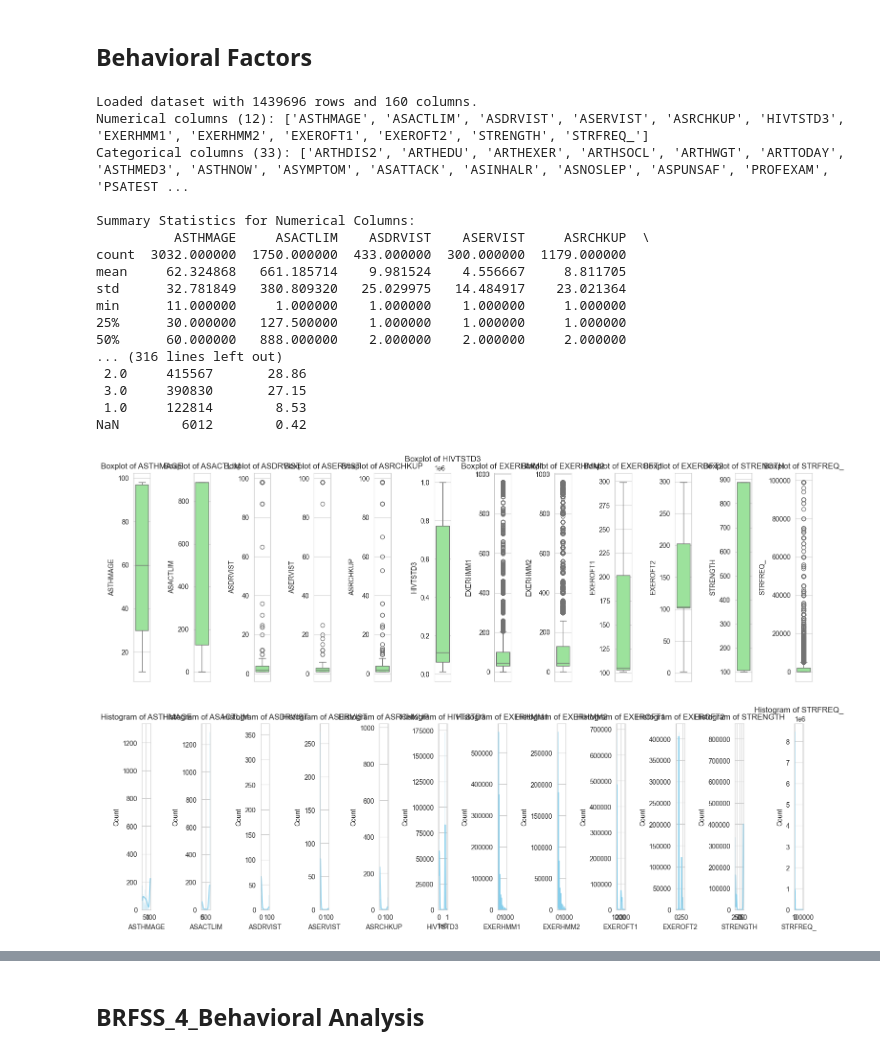
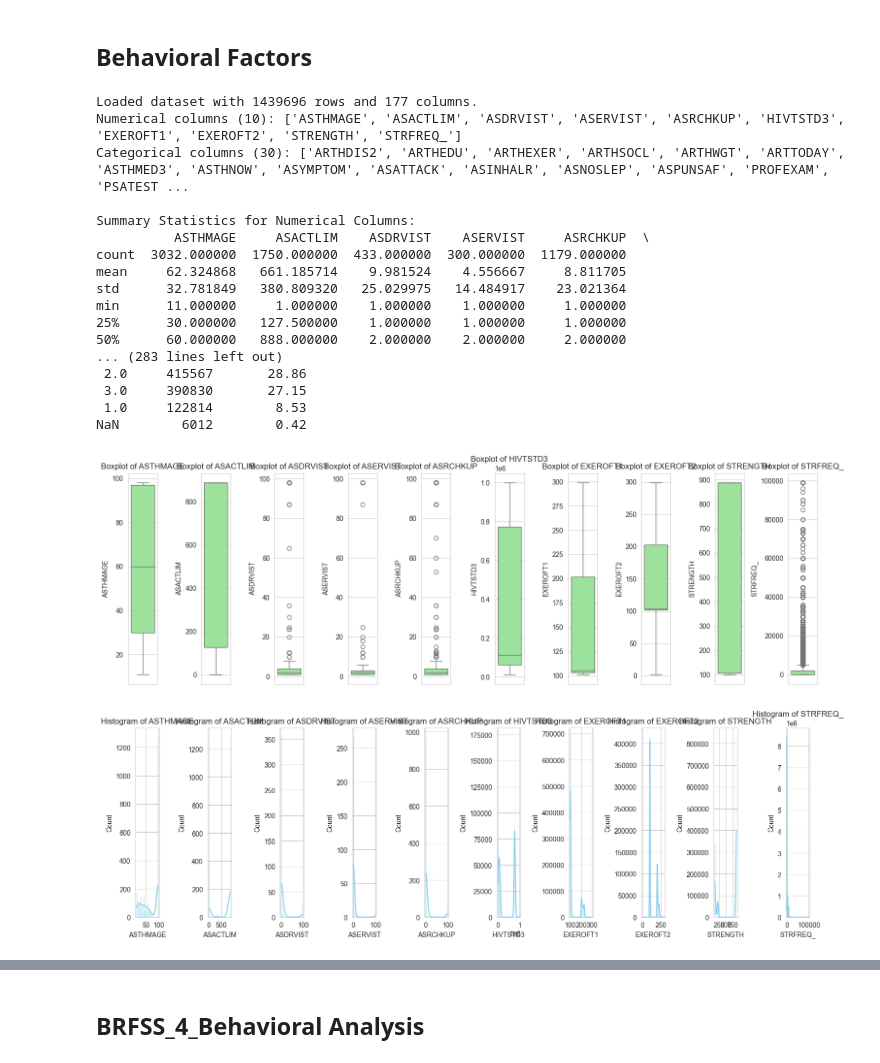
Before and after one commit to HasithaErandika/HealthIntel, a Jupyter notebook: notebooks/02_feature_engineering.ipynb, the cells around one changed output, grey strips where cells are left out. Drawn from its saved outputs; the diff is of its cells as text; code cells hidden in the pictures.

Commit message:
feat: Introduce comprehensive feature engineering notebook, detailing health-related features from BRFSS dataset, and save updated dataset for further analysis.

```diff
--- a/notebooks/02_feature_engineering.ipynb
+++ b/notebooks/02_feature_engineering.ipynb
@@ -148,11 +148,13 @@ for col in continuous_cols:
 # Step 2: Convert units for consistency
 # Handle WEIGHT2 (pounds if <500, kg if 9000+)
 subset_df['WEIGHT2_kg'] = subset_df['WEIGHT2'].apply(
-    lambda x: x * 0.453592 if x < 500 else (x - 9000) if x >= 9000 else np.nan
+    lambda x: x * 0.453592 if (x >= 50 and x <= 999) else
+              (x - 9000) if (x >= 9023 and x <= 9200) else np.nan
 )
 # Handle HEIGHT3 (inches if <800, cm if 9000+)
 subset_df['HEIGHT3_cm'] = subset_df['HEIGHT3'].apply(
-    lambda x: x * 2.54 if x < 800 else (x - 9000) if x >= 9000 else np.nan
+    lambda x: x * 2.54 if (x >= 48 and x <= 96) else
+              (x - 9000) if (x >= 9122 and x <= 9244) else np.nan
 )
 
 # Downcast numerical columns for memory efficiency
@@ -531,11 +533,17 @@ for i, col in enumerate(numerical_cols, 1):
 plt.tight_layout()
 plt.show()
 
-# Count plots for categorical columns
+# Count plots for categorical columns — FIXED
 plt.figure(figsize=(15, 10))
 for i, col in enumerate(categorical_cols, 1):
     plt.subplot(4, 4, i)
-    sns.countplot(x=subset_df[col], palette='pastel')
+    # Fix: add hue=col and legend=False
+    sns.countplot(
+        x=subset_df[col],
+        hue=subset_df[col],
+        palette='pastel',
+        legend=False
+    )
     plt.title(f'Count Plot of {col}')
     plt.xlabel(col)
     plt.xticks(rotation=45)
@@ -596,7 +587,6 @@ alcohol_cols = ['ALCDAY5', 'AVEDRNK2', 'DRNK3GE5', 'MAXDRNKS', '_RFBING5', 'DROC
 
 # Remove duplicates and flag irrelevant columns
 diet_cols = list(dict.fromkeys(diet_cols))
-print(f"Note: '_RFSEAT3', '_RFSEAT2' not found in dataset. Excluded from analysis.")
 
 # Combine all columns to drop
 drop_cols = diet_cols + smoking_cols + alcohol_cols
@@ -609,21 +599,19 @@ subset_df = df[eng_cols].copy()
 
 # Step 1: Preprocess numerical columns
 # Cap outliers at plausible ranges
-caps = {
-    '_FRUTSUM': 500,  # Max 5 times/day
-    '_VEGESUM': 500,
-    'DROCDY3_': 500   # Max 5 drinks/day
-}
-for col, cap in caps.items():
-    subset_df[col] = subset_df[col].clip(upper=cap / 100)
 
-# Replace special codes with NaN
+# Convert BRFSS scaled variables to proper units
+subset_df['_FRUTSUM'] = subset_df['_FRUTSUM'] / 100.0  # Now in "times/day"
+subset_df['_VEGESUM'] = subset_df['_VEGESUM'] / 100.0
+
+# Handle special codes
 for col in ['_FRUTSUM', '_VEGESUM', 'DROCDY3_']:
     subset_df[col] = subset_df[col].replace([777, 7777, 999, 9999, 888], np.nan)
 
-# Impute missing values with median
-for col in ['_FRUTSUM', '_VEGESUM', 'DROCDY3_']:
-    subset_df[col] = subset_df[col].fillna(subset_df[col].median())
+# Cap at plausible maxima (NO division by 100 for DROCDY3_)
+subset_df['_FRUTSUM'] = subset_df['_FRUTSUM'].clip(upper=10)  # Max 10 fruit/day
+subset_df['_VEGESUM'] = subset_df['_VEGESUM'].clip(upper=10)  # Max 10 veg/day
+subset_df['DROCDY3_'] = subset_df['DROCDY3_'].clip(upper=20)  # Max 20 drinks/day (CDC extreme)
 
 # Step 2: Preprocess categorical column
 subset_df['_SMOKER3'] = subset_df['_SMOKER3'].astype('category')
@@ -1026,9 +1239,10 @@ asthma_cols = ['ASTHMAGE', 'ASTHMED3', 'ASTHNOW', 'ASYMPTOM', 'ASACTLIM', 'ASATT
 cancer_screening_cols = ['PROFEXAM', 'PSATEST1', 'PSATIME', 'HADMAM', 'HADPAP2', 'HADSGCO1',
                          'HADHYST2', 'LASTPAP2', 'LASTSIG3', 'LASTSMK2', 'LENGEXAM']
 hpv_sexual_health_cols = ['HIVTST6', 'HIVTSTD3', '_AIDTST3']
-physical_activity_cols = ['EXERANY2', 'EXERHMM1', 'EXERHMM2', 'EXEROFT1', 'EXEROFT2',
-                          '_TOTINDA', '_PASTRNG', 'STRENGTH', 'STRFREQ_']
-income_education_cols = ['INCOME2', '_INCOMG', 'EDUCA', '_EDUCAG']
+physical_activity_cols = [ 'EXEROFT1', 'EXEROFT2',
+                            'STRENGTH', 'STRFREQ_']
+income_education_cols = ['INCOME2', '_INCOMG',]
+education_cols = ['EDUCA', '_EDUCAG']
 
 # Combine all columns
 all_cols = (arthritis_cols + asthma_cols + cancer_screening_cols + hpv_sexual_health_cols +
@@ -1124,39 +1338,39 @@ categories = {
     'Income & Education': income_education_cols
 }
 
 for group_name, group_cols in categories.items():
     group_cat_cols = [col for col in group_cols if col in categorical_cols]
     if group_cat_cols:
         n_cols = len(group_cat_cols)
         plt.figure(figsize=(15, 5 * (n_cols // 3 + 1)))
         for i, col in enumerate(group_cat_cols, 1):
             plt.subplot((n_cols // 3 + 1), 3, i)
             sns.countplot(x=subset_df[col], hue=subset_df[col], palette='pastel', legend=False)
             plt.title(f'{col} ({group_name})')
             plt.xlabel(col)
             plt.xticks(rotation=45)
         plt.tight_layout()
         plt.show()
 # %% [output]
-Loaded dataset with 1439696 rows and 160 columns.
-Numerical columns (12): ['ASTHMAGE', 'ASACTLIM', 'ASDRVIST', 'ASERVIST', 'ASRCHKUP', 'HIVTSTD3', 'EXERHMM1', 'EXERHMM2', 'EXEROFT1', 'EXEROFT2', 'STRENGTH', 'STRFREQ_']
-Categorical columns (33): ['ARTHDIS2', 'ARTHEDU', 'ARTHEXER', 'ARTHSOCL', 'ARTHWGT', 'ARTTODAY', 'ASTHMED3', 'ASTHNOW', 'ASYMPTOM', 'ASATTACK', 'ASINHALR', 'ASNOSLEP', 'ASPUNSAF', 'PROFEXAM', 'PSATEST ...
+Loaded dataset with 1439696 rows and 177 columns.
+Numerical columns (10): ['ASTHMAGE', 'ASACTLIM', 'ASDRVIST', 'ASERVIST', 'ASRCHKUP', 'HIVTSTD3', 'EXEROFT1', 'EXEROFT2', 'STRENGTH', 'STRFREQ_']
+Categorical columns (30): ['ARTHDIS2', 'ARTHEDU', 'ARTHEXER', 'ARTHSOCL', 'ARTHWGT', 'ARTTODAY', 'ASTHMED3', 'ASTHNOW', 'ASYMPTOM', 'ASATTACK', 'ASINHALR', 'ASNOSLEP', 'ASPUNSAF', 'PROFEXAM', 'PSATEST ...
 
 Summary Statistics for Numerical Columns:
           ASTHMAGE     ASACTLIM    ASDRVIST    ASERVIST     ASRCHKUP  \
 count  3032.000000  1750.000000  433.000000  300.000000  1179.000000
 mean     62.324868   661.185714    9.981524    4.556667     8.811705
 std      32.781849   380.809320   25.029975   14.484917    23.021364
 min      11.000000     1.000000    1.000000    1.000000     1.000000
 25%      30.000000   127.500000    1.000000    1.000000     1.000000
 50%      60.000000   888.000000    2.000000    2.000000     2.000000
-... (316 lines left out)
+... (283 lines left out)
  2.0     415567       28.86
  3.0     390830       27.15
  1.0     122814        8.53
 NaN        6012        0.42
-[figure, old version]
+[figure, new version]
-[figure, old version]
+[figure, new version]
 [figure]
 [figure]
 [figure]
```
Also changed, not shown: parts of 14 cells of this notebook, 5 other files.
